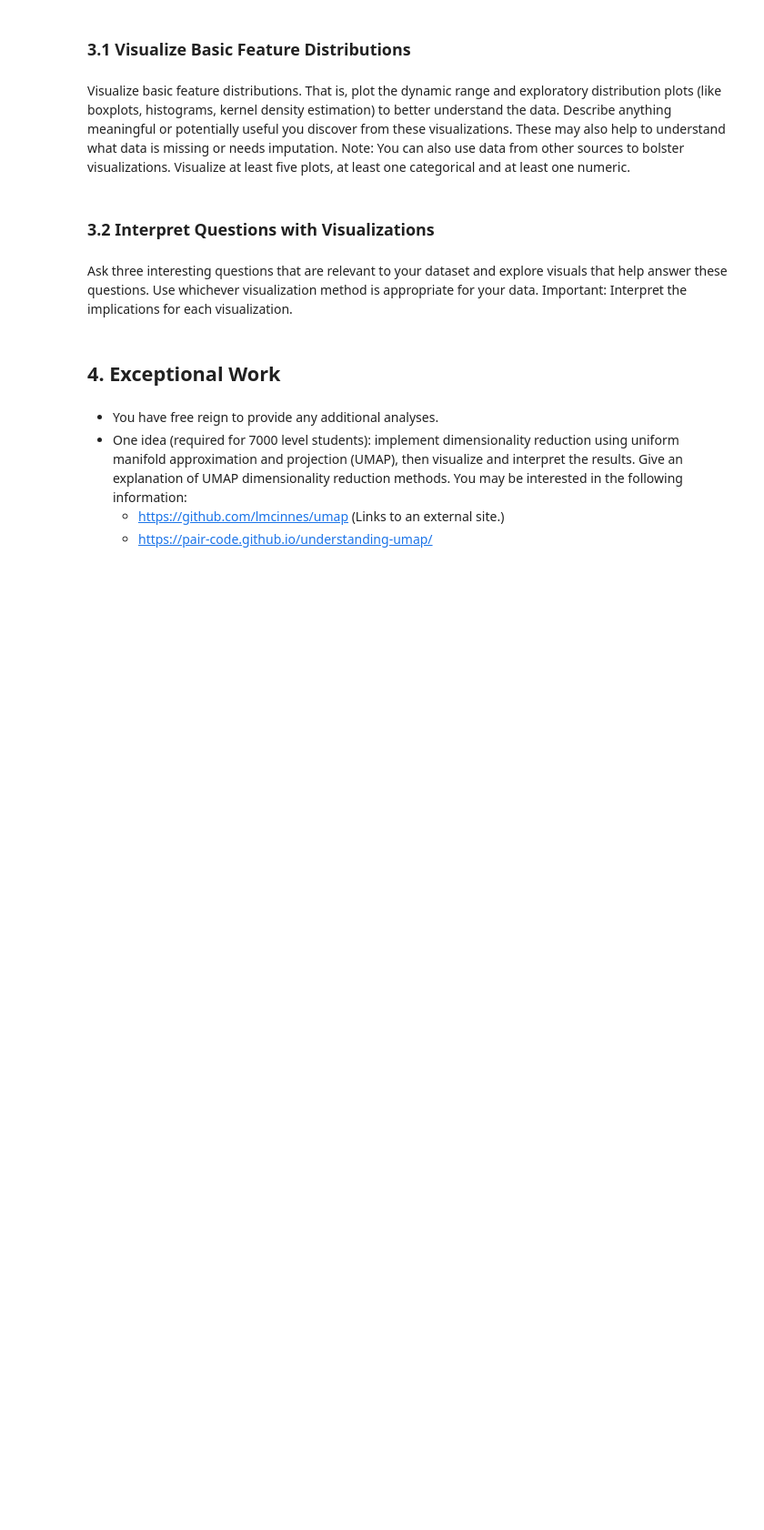
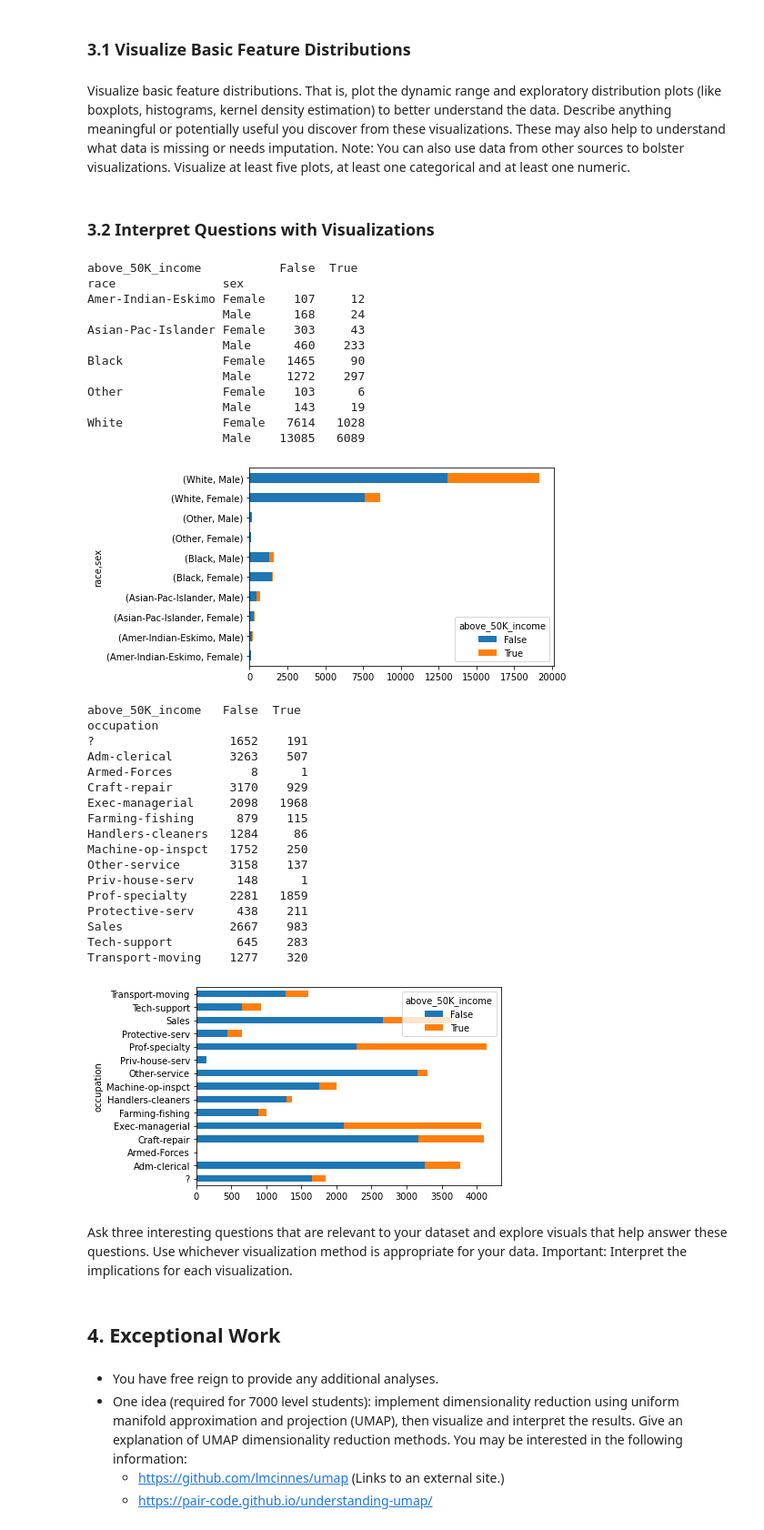
Before and after one commit to mariaherediaa/CS5324-Labs, a Jupyter notebook: Lab1/Lab 1.ipynb, the cells around one changed output. Shown at 91% size. Cells and saved outputs as stored; diff of their text form; code cells hidden in the pictures; blank space fills up the shorter version.

Commit message:
Add my first visualizations

```diff
--- a/Lab1/Lab 1.ipynb
+++ b/Lab1/Lab 1.ipynb
@@ -34,7 +34,7 @@ columns = [
     'above_50K_income'
 ]
 
-df = pd.read_csv('adult.data', names=columns, index_col=False, sep=', ', engine='python')
+df = pd.read_csv('adultdata.csv', names=columns, index_col=False, sep=', ', engine='python')
 
 # Convert str 50K income to boolean
 df['above_50K_income'] = df['above_50K_income'] == '>50K'
@@ -57,6 +81,53 @@ Verify data quality: Explain any missing values or duplicate data. Visualize ent
 Visualize basic feature distributions. That is, plot the dynamic range and exploratory distribution plots (like boxplots, histograms, kernel density estimation) to better understand the data. Describe anything meaningful or potentially useful you discover from these visualizations. These may also help to understand what data is missing or needs imputation. Note: You can also use data from other sources to bolster visualizations. Visualize at least five plots, at least one categorical and at least one numeric.
 # %% [markdown]
 ### 3.2 Interpret Questions with Visualizations
+# %%
+stacked = pd.crosstab([df['race'], df['sex']],
+                       df['above_50K_income'].astype(bool))
+print(stacked)
+
+stacked.plot(kind='barh', stacked=True)
+plt.show()
+
+
+stacked = pd.crosstab(df['occupation'],
+                       df['above_50K_income'].astype(bool))
+print(stacked)
+
+stacked.plot(kind='barh', stacked=True)
+plt.show()
+# %% [output]
+above_50K_income           False  True
+race               sex
+Amer-Indian-Eskimo Female    107     12
+                   Male      168     24
+Asian-Pac-Islander Female    303     43
+                   Male      460    233
+Black              Female   1465     90
+                   Male     1272    297
+Other              Female    103      6
+                   Male      143     19
+White              Female   7614   1028
+                   Male    13085   6089
+[figure, added]
+above_50K_income   False  True
+occupation
+?                   1652    191
+Adm-clerical        3263    507
+Armed-Forces           8      1
+Craft-repair        3170    929
+Exec-managerial     2098   1968
+Farming-fishing      879    115
+Handlers-cleaners   1284     86
+Machine-op-inspct   1752    250
+Other-service       3158    137
+Priv-house-serv      148      1
+Prof-specialty      2281   1859
+Protective-serv      438    211
+Sales               2667    983
+Tech-support         645    283
+Transport-moving    1277    320
+[figure, added]
 # %% [markdown]
 Ask three interesting questions that are relevant to your dataset and explore visuals that help answer these questions. Use whichever visualization method is appropriate for your data.  Important: Interpret the implications for each visualization.
 # %% [markdown]
```
Also changed, not shown: parts of 1 cell of this notebook.
